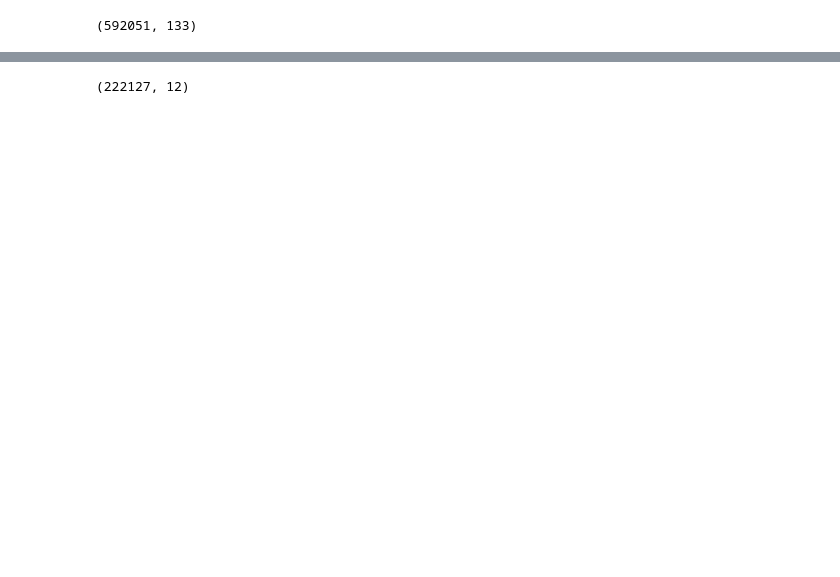
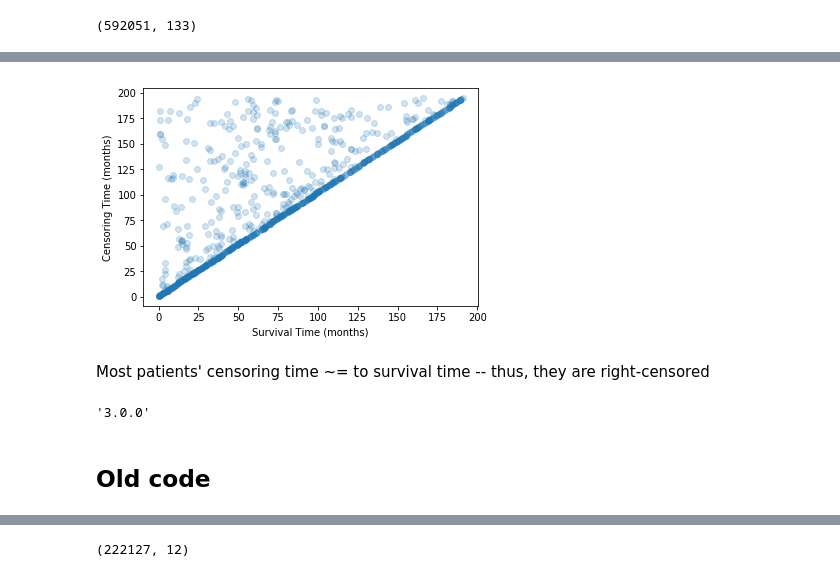
Before and after one commit to kbfreder/breast-cancer, a Jupyter notebook: 01b_DataPrep.ipynb, the cells around one changed output, grey strips where cells are left out. Saved outputs shown, nothing was run; the diff lists cells and outputs as text; code cells hidden in the pictures; blank space fills up the shorter version.

```diff
--- a/01b_DataPrep.ipynb
+++ b/01b_DataPrep.ipynb
@@ -24,0 +29,3 @@ df.shape
+# %%
+# drop TYPE_FU == 1, as we don't know the survival time for these patients
+df4 = df4[df4['TYPE_FU'] == '2']
@@ -24,0 +37,8 @@ df.shape
+# %%
+def month_plus_year(row):
+    return dt.datetime(year = row['YEAR_DX'], month = row['MDXRECMP'], day=1)
+# %%
+df4['MDXRECMP'] = pd.to_numeric(df4['MDXRECMP'])
+df4['DATE_DX'] = df4.apply(lambda row: month_plus_year(row), axis=1)
+# %%
+df4['CENSOR_TIME_MON'] = (dt.datetime(year=2015, month=12, day=31) - df4['DATE_DX']) / dt.timedelta(days=30)
@@ -24,0 +59,10 @@ df.shape
+# %%
+df_test = df4.sample(1000)
+
+plt.scatter(df_test['SRV_TIME_MON'], df_test['CENSOR_TIME_MON'], marker = 'o', alpha = 0.2)
+plt.xlabel('Survival Time (months)')
+plt.ylabel('Censoring Time (months)');
+# %% [output]
+[figure, added]
+# %% [markdown]
+Most patients' censoring time ~= to survival time -- thus, they are right-censored
@@ -25,3 +71,9 @@ df.shape
+# %%
+matplotlib.__version__
+# %% [output]
+'3.0.0'
+# %% [markdown]
+## Old code
 # %%
 df2, df3 = c.clean_and_dropna(df)
 # %%
```
Also changed, not shown: parts of 5 cells of this notebook, 55 other files.
